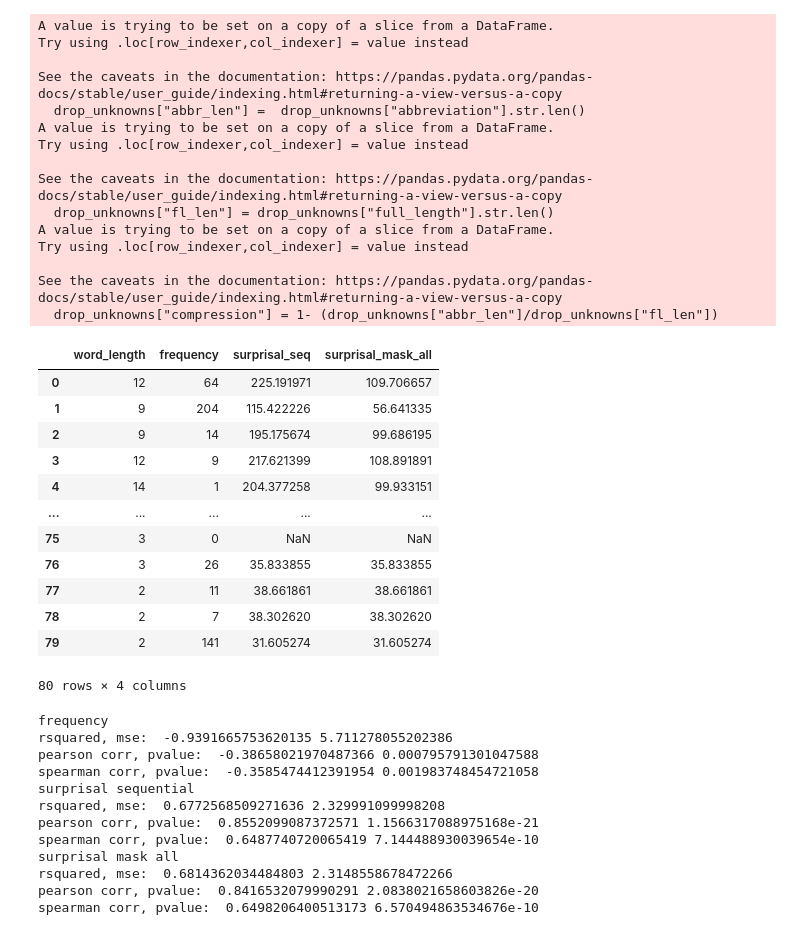
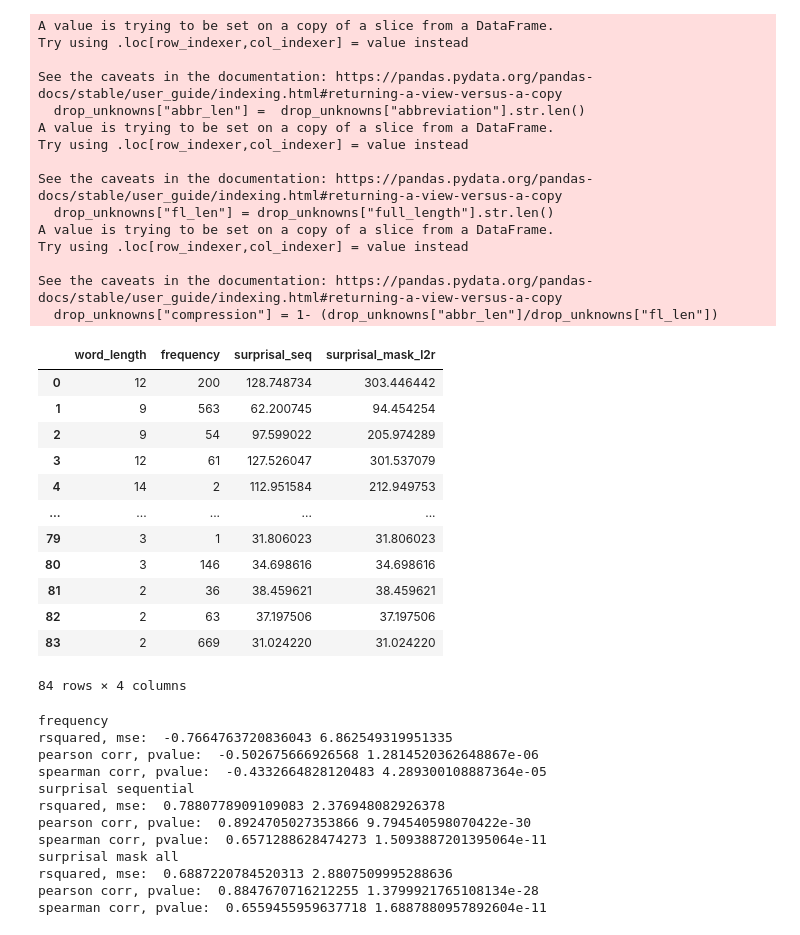
Before and after one commit to erafkin/twitter_abbreviation_word_length, a Jupyter notebook: notebooks/explore.ipynb, the cells around one changed output. Drawn from its saved outputs; the diff is of its cells as text; code cells hidden in the pictures.

```diff
--- a/notebooks/explore.ipynb
+++ b/notebooks/explore.ipynb
@@ -1,7 +1,21 @@
 # %%
 import pandas as pd
-df = pd.read_csv("../data_df_per_token_avgs.csv")
-bertweet_unknown_abbreviations=["tmb", "tftf", "prt", "nts", "mtf", "mrt", "icymi", "ftl", "fomo", "eml", "cr8", "clk", "chk", "bgd", "bfn"]
+df = pd.read_csv("../data_new.csv")
+bertweet_unknown_abbreviations=['tmb',
+                                'tftf',
+                                'prt',
+                                'nts',
+                                'mtf',
+                                'mrt',
+                                'icymi',
+                                'ftl',
+                                'fomo',
+                                'eml',
+                                'cr8',
+                                'clk',
+                                'chk',
+                                'bgd',
+                                'bfn']
 # %%
 
 df["abbr_len"] =  df["abbreviation"].str.len()
@@ -94,53 +126,53 @@ df.corr(method="spearman", numeric_only=True) # >.7 is strong, .4-.6 is moderate
 # %%
 # need to do indiv word lengths
 import pandas as pd
-df = pd.read_csv("../data_df.csv")
+df = pd.read_csv("../data_new.csv")
 drop_unknowns = df[~df["abbreviation"].isin(bertweet_unknown_abbreviations)]
 
 drop_unknowns["abbr_len"] =  drop_unknowns["abbreviation"].str.len()
 drop_unknowns["fl_len"] = drop_unknowns["full_length"].str.len()
 drop_unknowns["compression"] = 1- (drop_unknowns["abbr_len"]/drop_unknowns["fl_len"])
 new_df = pd.DataFrame()
 fl_len =  drop_unknowns["fl_len"]
 abbr_len = drop_unknowns["abbr_len"]
 len = pd.concat([fl_len, abbr_len], ignore_index=True)
 counts = pd.concat([drop_unknowns["count_fl"], drop_unknowns["count_abbr"]], ignore_index=True)
 surprisal_seq = pd.concat([drop_unknowns["fl_sequential_surprisal_mean"], drop_unknowns["abbr_sequential_surprisal_mean"]], ignore_index=True)
 surprisal_mask_l2r = pd.concat([drop_unknowns["fl_mask_l2r_surprisal_mean"], drop_unknowns["abbr_mask_l2r_surprisal_mean"]], ignore_index=True)
 new_df["word_length"] = len
 new_df["frequency"] = counts
 new_df["surprisal_seq"] = surprisal_seq
 new_df["surprisal_mask_l2r"] = surprisal_mask_l2r
 new_df
 # %% [output]
 A value is trying to be set on a copy of a slice from a DataFrame.
 Try using .loc[row_indexer,col_indexer] = value instead
 
 See the caveats in the documentation: https://pandas.pydata.org/pandas-docs/stable/user_guide/indexing.html#returning-a-view-versus-a-copy
   drop_unknowns["abbr_len"] =  drop_unknowns["abbreviation"].str.len()
 A value is trying to be set on a copy of a slice from a DataFrame.
 Try using .loc[row_indexer,col_indexer] = value instead
 
 See the caveats in the documentation: https://pandas.pydata.org/pandas-docs/stable/user_guide/indexing.html#returning-a-view-versus-a-copy
   drop_unknowns["fl_len"] = drop_unknowns["full_length"].str.len()
 A value is trying to be set on a copy of a slice from a DataFrame.
 Try using .loc[row_indexer,col_indexer] = value instead
 
 See the caveats in the documentation: https://pandas.pydata.org/pandas-docs/stable/user_guide/indexing.html#returning-a-view-versus-a-copy
   drop_unknowns["compression"] = 1- (drop_unknowns["abbr_len"]/drop_unknowns["fl_len"])
-|  | word_length | frequency | surprisal_seq | surprisal_mask_all |
-| 0 | 12 | 64 | 225.191971 | 109.706657 |
-| 1 | 9 | 204 | 115.422226 | 56.641335 |
-| 2 | 9 | 14 | 195.175674 | 99.686195 |
-| 3 | 12 | 9 | 217.621399 | 108.891891 |
-| 4 | 14 | 1 | 204.377258 | 99.933151 |
+|  | word_length | frequency | surprisal_seq | surprisal_mask_l2r |
+| 0 | 12 | 200 | 128.748734 | 303.446442 |
+| 1 | 9 | 563 | 62.200745 | 94.454254 |
+| 2 | 9 | 54 | 97.599022 | 205.974289 |
+| 3 | 12 | 61 | 127.526047 | 301.537079 |
+| 4 | 14 | 2 | 112.951584 | 212.949753 |
 | ... | ... | ... | ... | ... |
-| 75 | 3 | 0 | NaN | NaN |
-| 76 | 3 | 26 | 35.833855 | 35.833855 |
-| 77 | 2 | 11 | 38.661861 | 38.661861 |
-| 78 | 2 | 7 | 38.302620 | 38.302620 |
-| 79 | 2 | 141 | 31.605274 | 31.605274 |
+| 79 | 3 | 1 | 31.806023 | 31.806023 |
+| 80 | 3 | 146 | 34.698616 | 34.698616 |
+| 81 | 2 | 36 | 38.459621 | 38.459621 |
+| 82 | 2 | 63 | 37.197506 | 37.197506 |
+| 83 | 2 | 669 | 31.024220 | 31.024220 |
-80 rows × 4 columns
+84 rows × 4 columns
 # %%
 from sklearn.linear_model import LinearRegression
 import numpy as np
@@ -176,17 +208,17 @@ for idx, X in enumerate([X_freq, X_seq, X_mask_l2r]):
     print("spearman corr, pvalue: ", corr_spearman, p_value_spearman)
 # %% [output]
 frequency
-rsquared, mse:  -0.9391665753620135 5.711278055202386
-pearson corr, pvalue:  -0.38658021970487366 0.000795791301047588
-spearman corr, pvalue:  -0.3585474412391954 0.001983748454721058
+rsquared, mse:  -0.7664763720836043 6.862549319951335
+pearson corr, pvalue:  -0.502675666926568 1.2814520362648867e-06
+spearman corr, pvalue:  -0.4332664828120483 4.289300108887364e-05
 surprisal sequential
-rsquared, mse:  0.6772568509271636 2.329991099998208
-pearson corr, pvalue:  0.8552099087372571 1.1566317088975168e-21
-spearman corr, pvalue:  0.6487740720065419 7.144488930039654e-10
+rsquared, mse:  0.7880778909109083 2.376948082926378
+pearson corr, pvalue:  0.8924705027353866 9.794540598070422e-30
+spearman corr, pvalue:  0.6571288628474273 1.5093887201395064e-11
 surprisal mask all
-rsquared, mse:  0.6814362034484803 2.3148558678472266
-pearson corr, pvalue:  0.8416532079990291 2.0838021658603826e-20
-spearman corr, pvalue:  0.6498206400513173 6.570494863534676e-10
+rsquared, mse:  0.6887220784520313 2.8807509995288636
+pearson corr, pvalue:  0.8847670716212255 1.3799921765108134e-28
+spearman corr, pvalue:  0.6559455959637718 1.6887880957892604e-11
 # %%
 # replicate what mahwold did but with our pairs: modeling difference in log
 #frequency between short and long forms as a predictor for difference in surprisal
```
Also changed, not shown: parts of 17 cells of this notebook, 1 other file.
